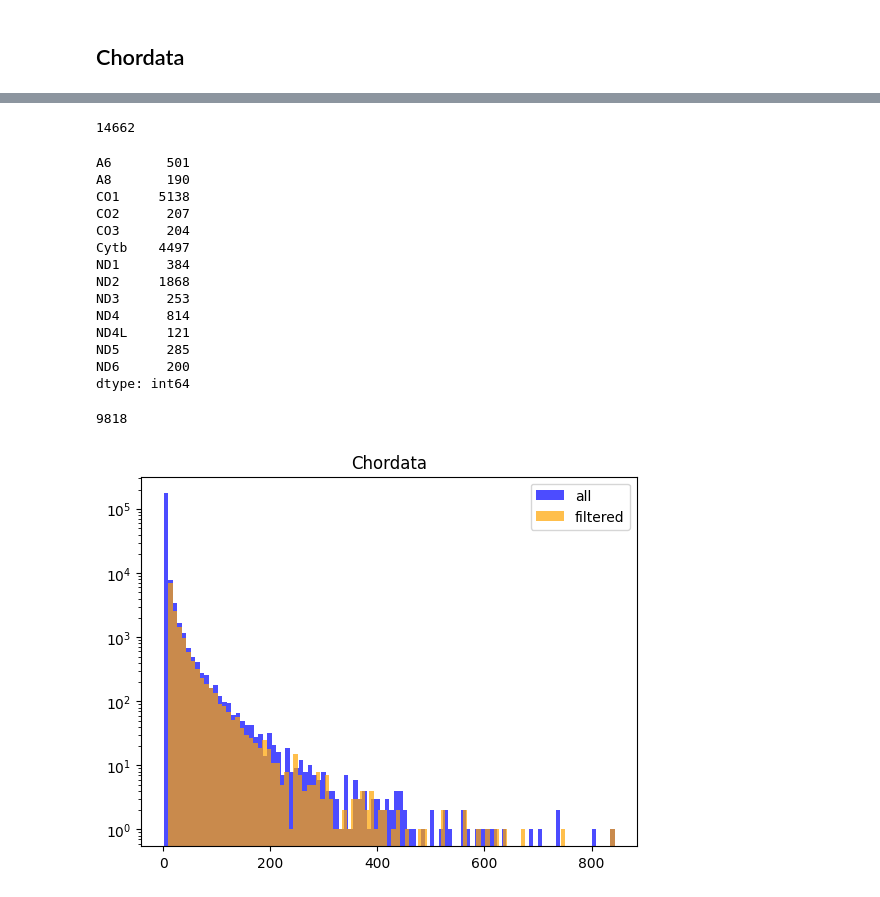
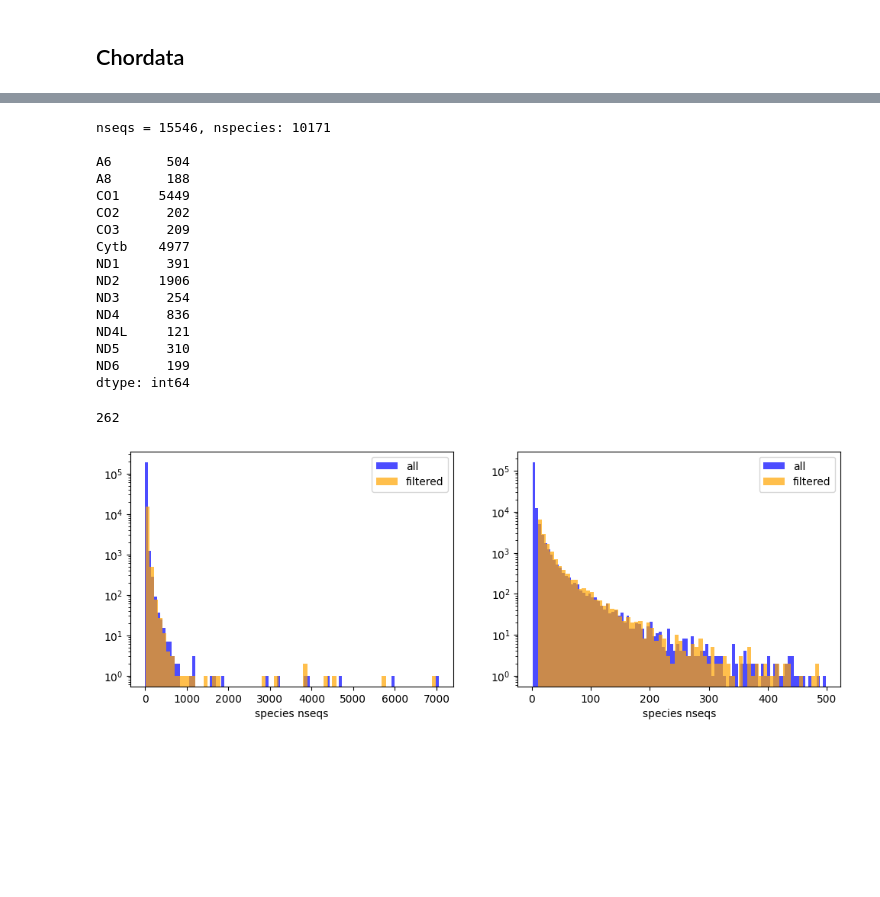
Before and after one commit to mitoclub/nemu-pipeline, a Jupyter notebook: notebooks/prepare_beasts_datasets.ipynb, the cells around one changed output, grey strips where cells are left out. Cells and saved outputs as stored; diff of their text form; code cells hidden in the pictures; blank space fills up the shorter version.

```diff
--- a/notebooks/prepare_beasts_datasets.ipynb
+++ b/notebooks/prepare_beasts_datasets.ipynb
@@ -107,3 +152,5 @@ print(len(set([x.split("__")[1] for x in seqs_arth_filtered.keys()]).difference(
 # %%
 genes = ['A6', 'A8', 'CO1', 'CO2', 'CO3', 'Cytb', 'ND1', 'ND2', 'ND3', 'ND4', 'ND4L', 'ND5', 'ND6']
 phylum = "Chordata"
+seqs = collect_seqs(phylum, "UNIQ", genes)
+len(seqs)
@@ -110,17 +158,0 @@ phylum = "Chordata"
-# %%
-seqs = defaultdict(list)
-for gene in tqdm.tqdm(genes):
-    inp = f"../data/MIDORI2/fasta/MIDORI2_UNIQ_NUC_GB253_{gene}_BLAST.fasta"
-    for rec in SeqIO.parse(inp, "fasta"):
-        header = rec.description
-
-        if phylum not in header:
-            continue
-
-        raw_acc, taxa = header.split("###")
-        acc, place = re.match("(\w+\.\d)\.(.+)", raw_acc).groups()
-        taxa = taxa.removeprefix("root_1;Eukaryota_2759;")
-        species = " ".join(taxa.split(";")[-1].split("_")[:-1])
-        rec.id = acc
-        rec.description = f"{species} {place} ###{taxa}"
-        seqs[gene + "__" + species.replace(" ", "_")].append(rec)
@@ -143,35 +159,46 @@ for gene_species, recs in seqs.items():
-# %%
-len(seqs_filtered)
-# %% [output]
-14662
 # %%
+seqs_filtered = filter_seqs(seqs)
+print(f"nseqs = {len(seqs_filtered)}, nspecies: {len(set([x.split('__')[1] for x in seqs_filtered.keys()]))}", end="\n\n")
 print(pd.Series(Counter([x.split("__")[0] for x in seqs_filtered.keys()])))
 # %% [output]
-A6       501
-A8       190
-CO1     5138
-CO2      207
-CO3      204
-Cytb    4497
-ND1      384
-ND2     1868
-ND3      253
-ND4      814
+nseqs = 15546, nspecies: 10171
+
+A6       504
+A8       188
+CO1     5449
+CO2      202
+CO3      209
+Cytb    4977
+ND1      391
+ND2     1906
+ND3      254
+ND4      836
 ND4L     121
-ND5      285
-ND6      200
+ND5      310
+ND6      199
 dtype: int64
-# %%
-len(set([x.split("__")[1] for x in seqs_filtered.keys()]))
-# %% [output]
-9818
+# %%
+co1_sp = [x.split("__")[1] for x in seqs_filtered.keys() if x.startswith("CO1")]
+nd1_sp = [x.split("__")[1] for x in seqs_filtered.keys() if x.startswith("ND1")]
+len(set(co1_sp).intersection(nd1_sp))
+# %% [output]
+262
 # %%
-plt.hist([len(v) for v in seqs.values() if len(v) < 1000], bins=100, alpha=0.7, label="all", color="blue")
-plt.hist([len(v) for v in seqs_filtered.values() if len(v) < 1000], bins=100, alpha=0.7, label="filtered", color="orange")
+plt.figure(figsize=(12, 4))
+plt.subplot(121)
+plt.hist([len(v) for v in seqs.values()], bins=100, alpha=0.7, label="all", color="blue")
+plt.hist([len(v) for v in seqs_filtered.values()], bins=70, alpha=0.7, label="filtered", color="orange")
 plt.yscale("log")
-# plt.xscale("log")
-plt.title(phylum)
+plt.xlabel("species nseqs")
 plt.legend()
+
+plt.subplot(122)
+plt.hist([len(v) for v in seqs.values() if len(v) < 500], bins=100, alpha=0.7, label="all", color="blue")
+plt.hist([len(v) for v in seqs_filtered.values() if len(v) < 500], bins=70, alpha=0.7, label="filtered", color="orange")
+plt.yscale("log")
+plt.xlabel("species nseqs")
+plt.legend()
+
 plt.show()
 # %% [output]
-[figure, old version]
+[figure, new version]
```
Also changed, not shown: parts of 20 cells of this notebook.
